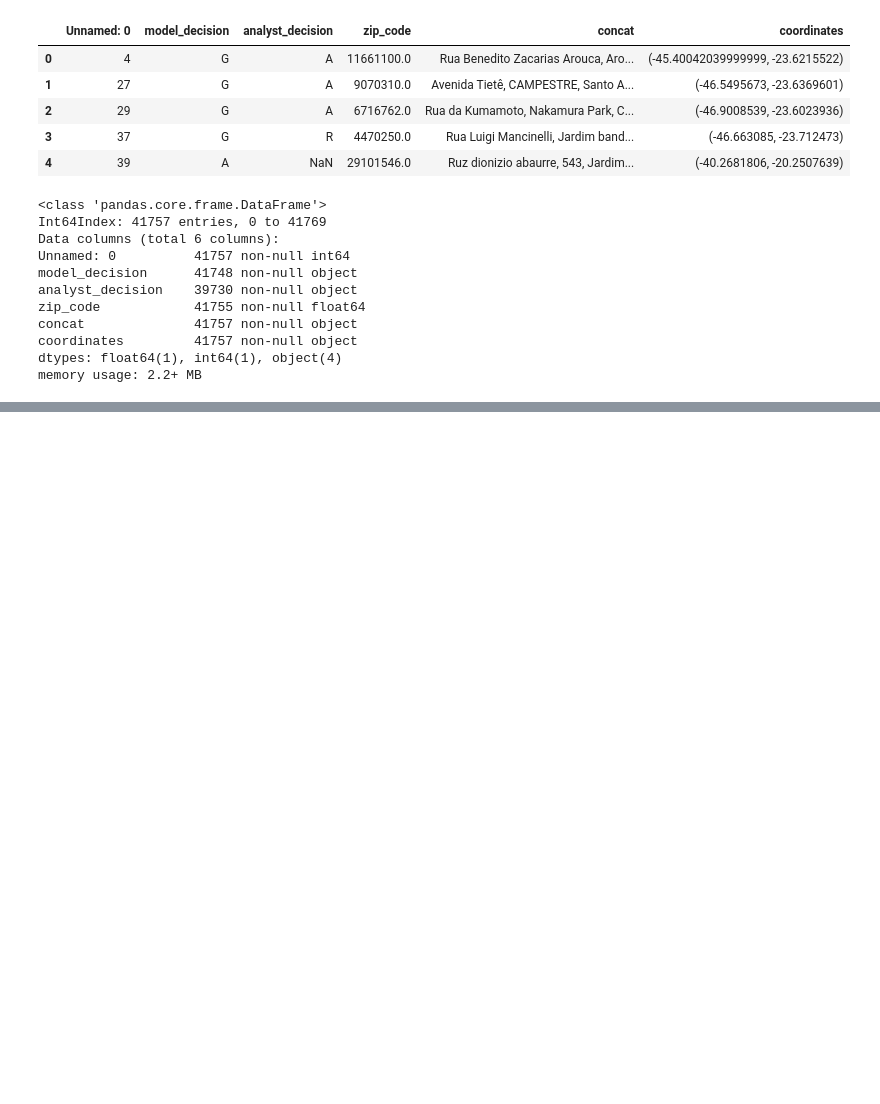
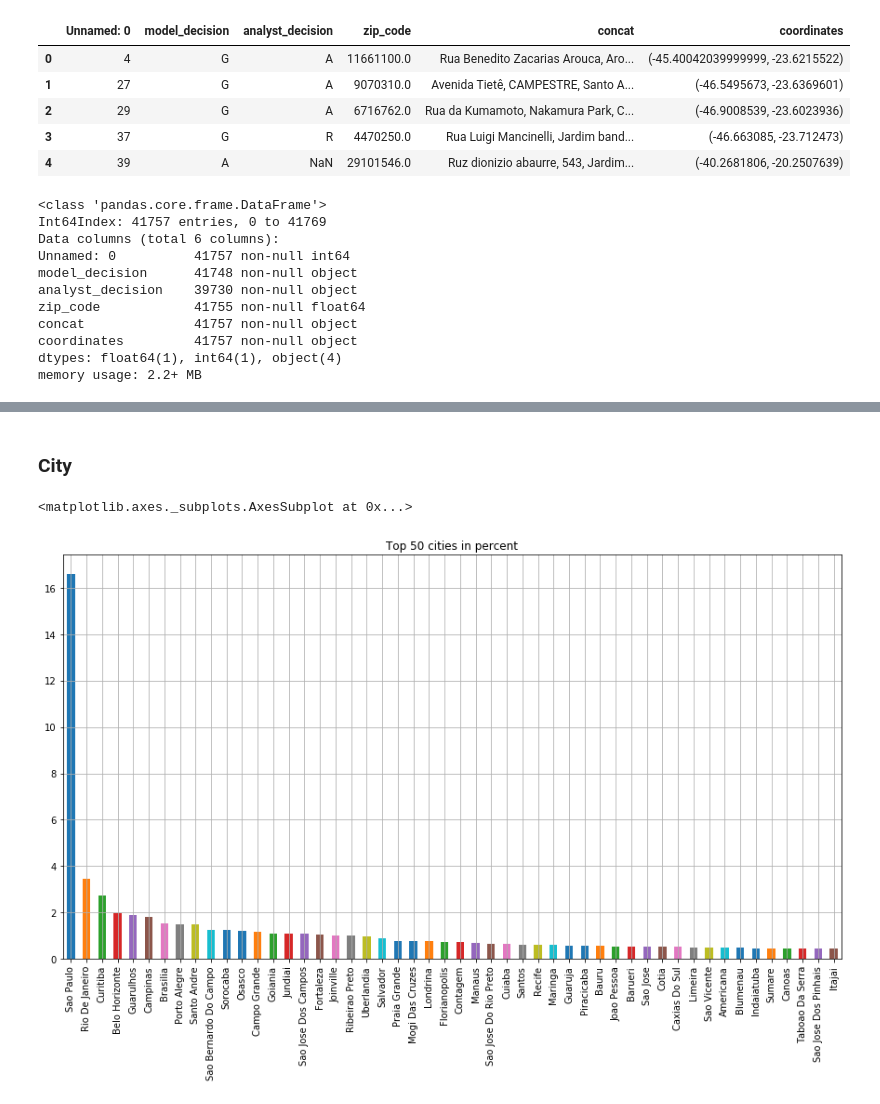
Before and after one commit to andre1393/ds4a-creditas-project, a Jupyter notebook: EDA/andre_eda.ipynb, the cells around one changed output, grey strips where cells are left out. Drawn from its saved outputs; the diff is of its cells as text; code cells hidden in the pictures; blank space fills up the shorter version.

```diff
--- a/EDA/andre_eda.ipynb
+++ b/EDA/andre_eda.ipynb
@@ -52,3 +57,6 @@ grp[[f'DOMICILIO_RENDA_V{str(i).zfill(3)}' for i in range(1, 15)]].plot(kind='ba
+# %%
+def clean_str(x):
+    return unidecode.unidecode(x.title().strip().replace('  ', ' '))
 # %%
 registry = pd.read_csv('../data/registry.csv')
 registry = registry.dropna(subset=['coordinates'])
@@ -128,0 +125,9 @@ registry\
+# %% [markdown]
+### City
+# %%
+import unidecode
+registry['city'] = registry['concat'].apply(lambda x: clean_str(x.split(',')[-2]))
+(100 * registry['city'].value_counts()/len(registry))[:50].plot(kind='bar', figsize=(15,8), grid=True, title='Top 50 cities in percent')
+# %% [output]
+<matplotlib.axes._subplots.AxesSubplot at 0x...>
+[figure, added]
```
Also changed, not shown: parts of 22 cells of this notebook.
